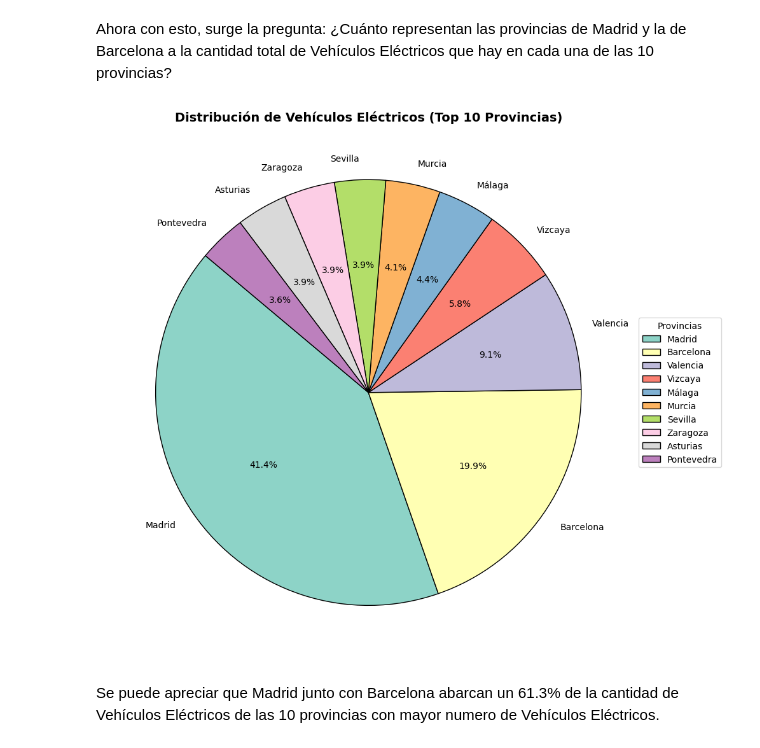
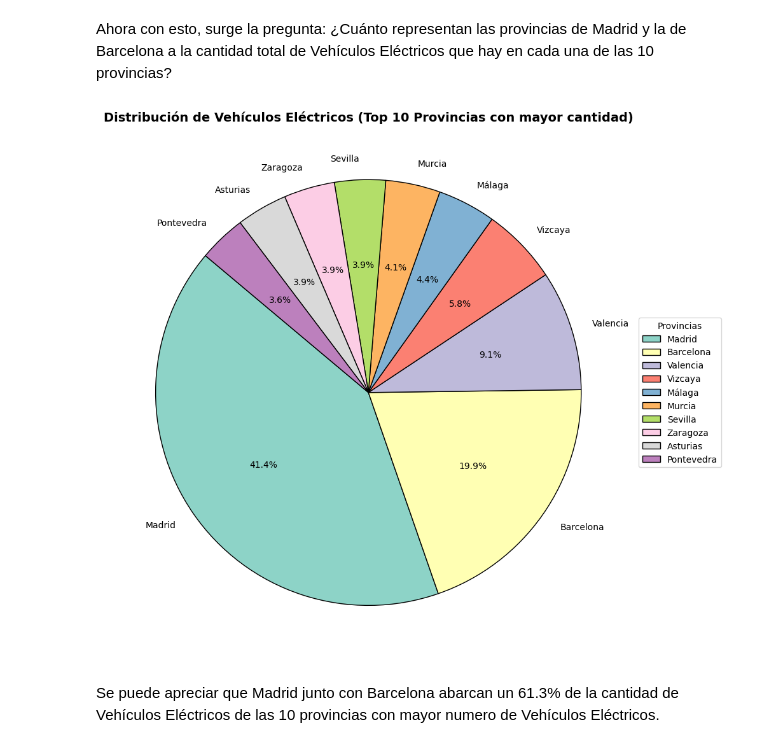
Before and after one commit to S14vcGt/Neocortex-project, a Jupyter notebook: Proyecto.ipynb, the cells around one changed output. Cells and saved outputs as stored; diff of their text form; code cells hidden in the pictures.

```diff
--- a/Proyecto.ipynb
+++ b/Proyecto.ipynb
@@ -285,35 +285,35 @@ plt.figure(figsize=(10, 10))
 explode = [0.1 if i == top_provinces2['Electric Vehicles'].idxmax() else 0 for i in range(len(top_provinces2))]
 
 # Crear el gráfico de pastel
 wedges, texts, autotexts = plt.pie(
     top_provinces2['Electric Vehicles'],
     labels=top_provinces2.index,
     autopct='%1.1f%%',
     startangle=140,
     explode=explode,
     colors=plt.cm.Set3.colors,  # Paleta de colores atractiva
     textprops={'fontsize': 10},  # Tamaño de fuente más legible
     wedgeprops={'edgecolor': 'black'}  # Bordes para mayor definición
 )
 
 # Agregar título
-plt.title('Distribución de Vehículos Eléctricos (Top 10 Provincias)', fontsize=14, weight='bold')
+plt.title('Distribución de Vehículos Eléctricos (Top 10 Provincias con mayor cantidad)', fontsize=14, weight='bold')
 
 # Añadir una leyenda fuera del gráfico
 plt.legend(
     wedges, top_provinces2.index,
     title="Provincias",
     loc="center left",
     bbox_to_anchor=(1, 0, 0.5, 1)
 )
 
 # Mejorar el diseño
 plt.tight_layout()
 
 # Mostrar el gráfico
 plt.show()
 # %% [output]
-[figure, old version]
+[figure, new version]
 # %% [markdown]
 Se puede apreciar que Madrid junto con Barcelona abarcan un 61.3% de la cantidad de Vehículos Eléctricos de las 10 provincias con mayor numero de Vehículos Eléctricos.
 # %% [markdown]
```
Also changed, not shown: parts of 1 cell of this notebook.
